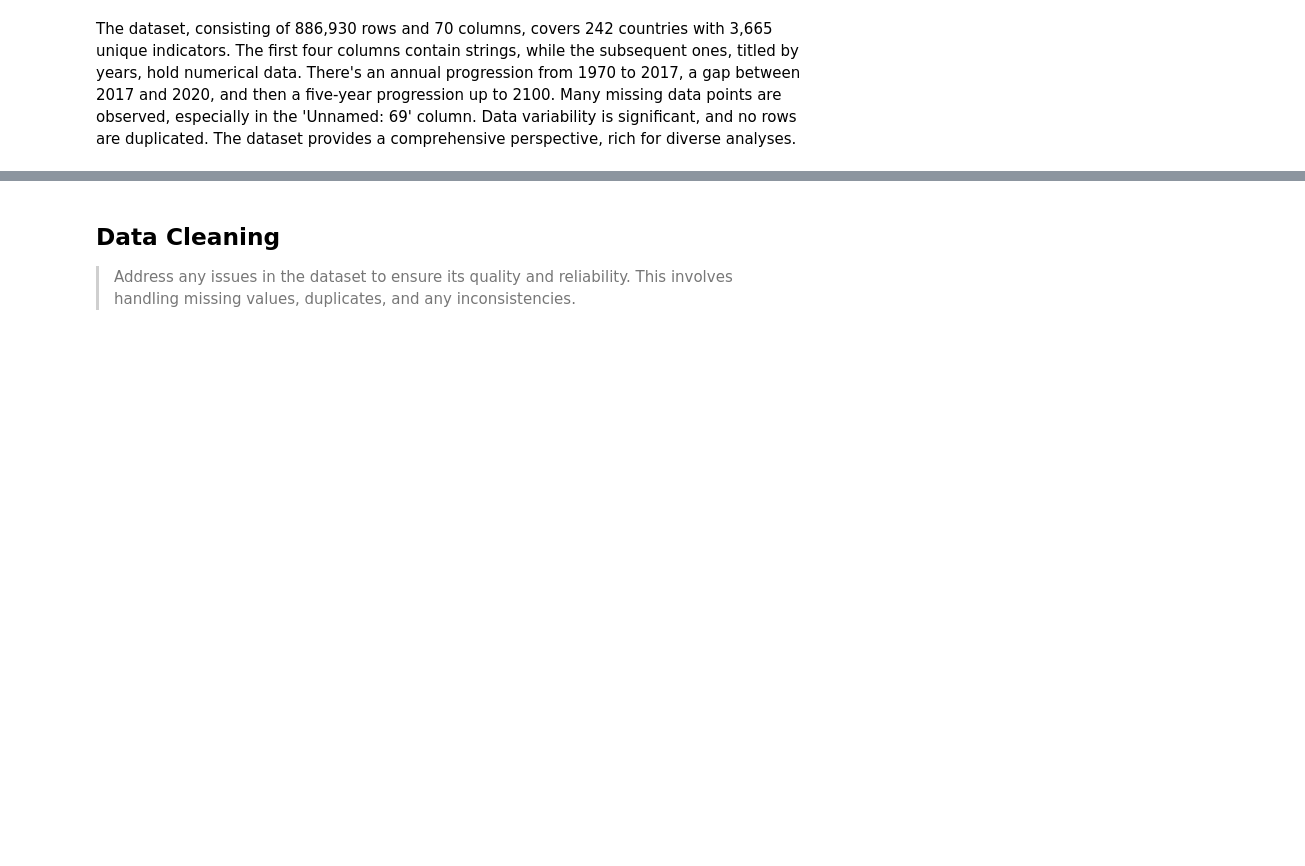
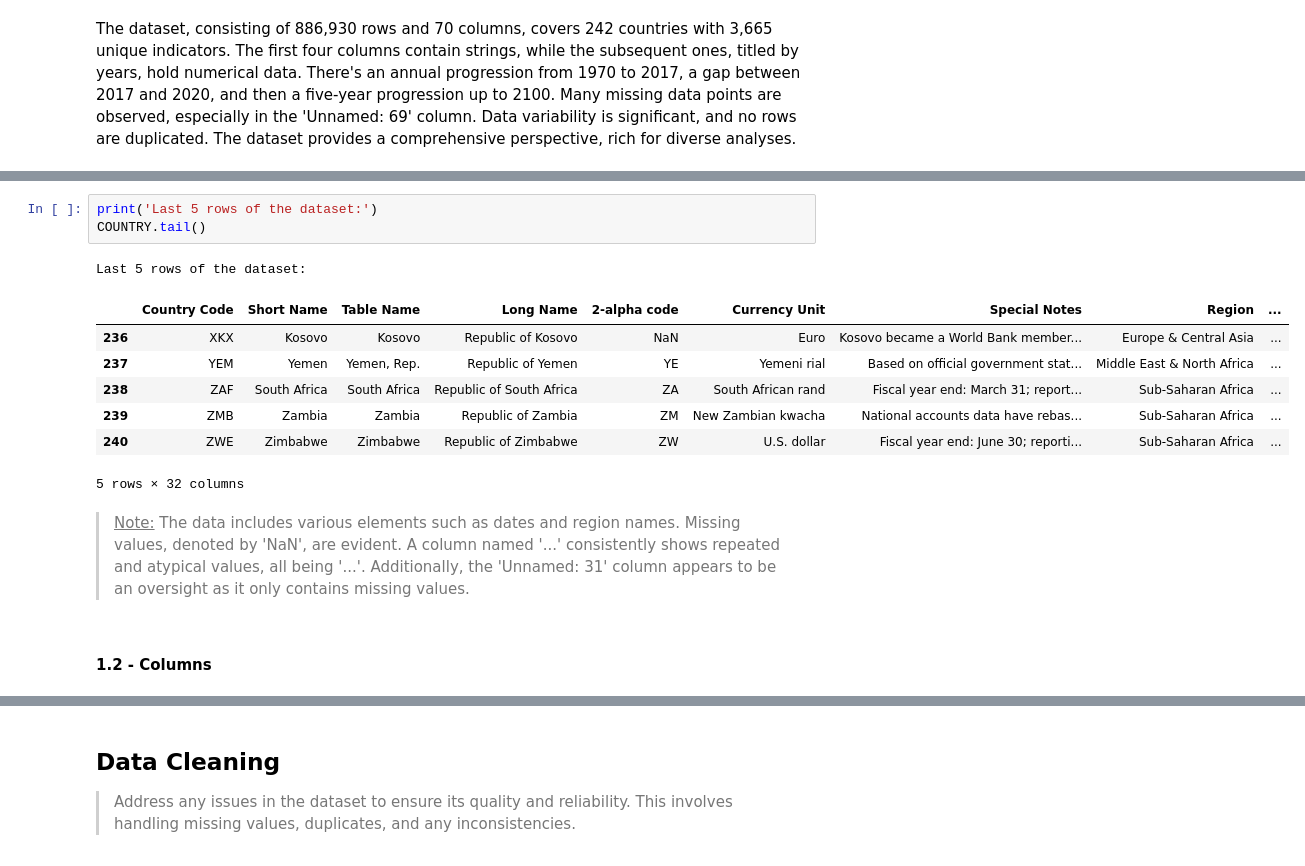
Before and after one commit to MasterCodeDevelop/academy, a Jupyter notebook: netebook.ipynb, the cells around one changed output, grey strips where cells are left out. Cells and saved outputs as stored; diff of their text form; blank space fills up the shorter version.

```diff
--- a/netebook.ipynb
+++ b/netebook.ipynb
@@ -373,0 +392,16 @@ The dataset, consisting of 886,930 rows and 70 columns, covers 242 countries wit
+# %%
+print('Last 5 rows of the dataset:')
+COUNTRY.tail()
+# %% [output]
+Last 5 rows of the dataset:
+|  | Country Code | Short Name | Table Name | Long Name | 2-alpha code | Currency Unit | Special Notes | Region | ... |
+| 236 | XKX | Kosovo | Kosovo | Republic of Kosovo | NaN | Euro | Kosovo became a World Bank member... | Europe & Central Asia | ... |
+| 237 | YEM | Yemen | Yemen, Rep. | Republic of Yemen | YE | Yemeni rial | Based on official government stat... | Middle East & North Africa | ... |
+| 238 | ZAF | South Africa | South Africa | Republic of South Africa | ZA | South African rand | Fiscal year end: March 31; report... | Sub-Saharan Africa | ... |
+| 239 | ZMB | Zambia | Zambia | Republic of Zambia | ZM | New Zambian kwacha | National accounts data have rebas... | Sub-Saharan Africa | ... |
+| 240 | ZWE | Zimbabwe | Zimbabwe | Republic of Zimbabwe | ZW | U.S. dollar | Fiscal year end: June 30; reporti... | Sub-Saharan Africa | ... |
+5 rows × 32 columns
+# %% [markdown]
+> <u>Note:</u> The data includes various elements such as dates and region names. Missing values, denoted by 'NaN', are evident. A column named '...' consistently shows repeated and atypical values, all being '...'. Additionally, the 'Unnamed: 31' column appears to be an oversight as it only contains missing values.
+# %% [markdown]
+#### 1.2 - Columns
```
Also changed, not shown: parts of 19 cells of this notebook.
